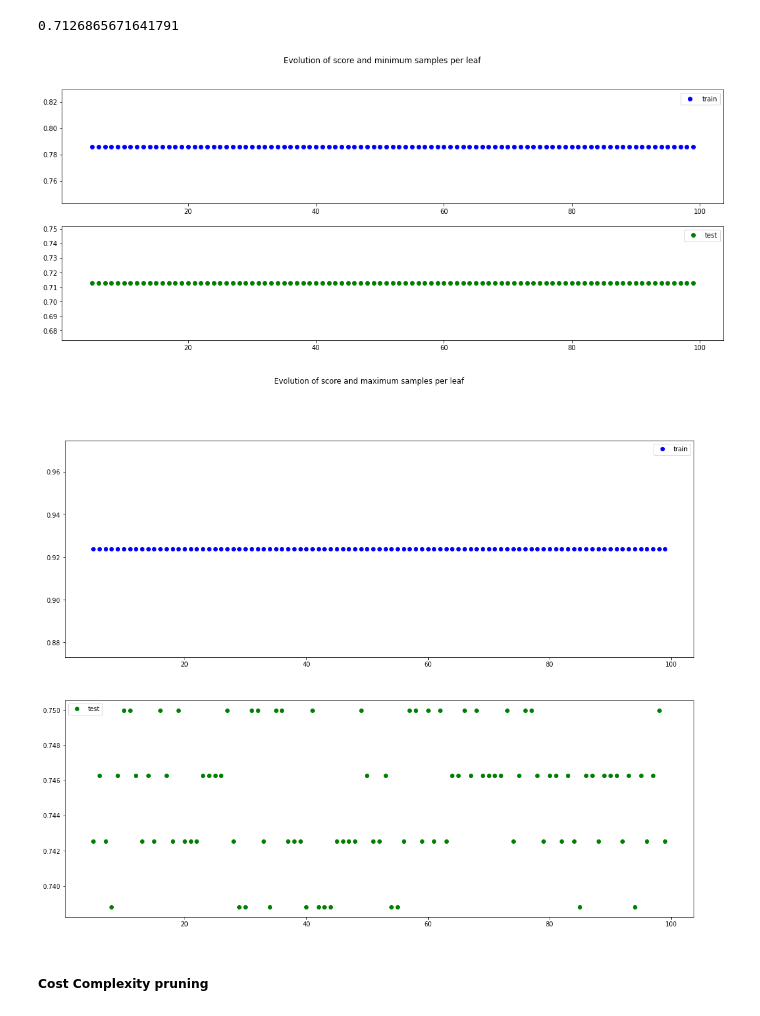
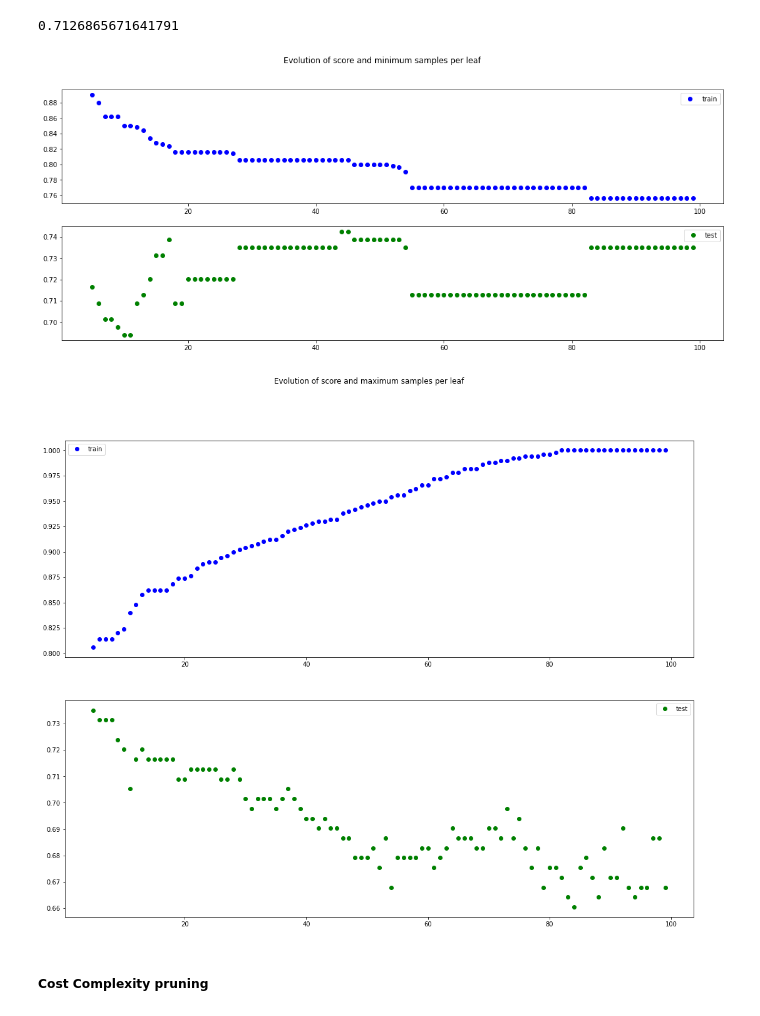
Before and after one commit to LucasColas/Machine-Learning-Analysis-of-Diabetes, a Jupyter notebook: Machine_Learning_Analysis_of_Diabetes.ipynb, the cells around one changed output. Drawn from its saved outputs; the diff is of its cells as text; code cells hidden in the pictures.

```diff
--- a/Machine_Learning_Analysis_of_Diabetes.ipynb
+++ b/Machine_Learning_Analysis_of_Diabetes.ipynb
@@ -489,33 +491,33 @@ clf3.score(X_test, y_test)
 # %%
 min_ = 5
 max_ = 100
 range_ = max_ - min_
 scores_train = np.zeros((range_))
 scores_test = np.zeros((range_))
 t = np.arange(min_, max_, step=1)
 
 
 
 for i, val in enumerate(t):
 
-  clf = tree.DecisionTreeClassifier(min_samples_leaf=40)
+  clf = tree.DecisionTreeClassifier(min_samples_leaf=val)
   clf.fit(X_train, y_train)
   #print("score Train : ", clf.score(X_train, y_train))
   #print("score Test : ", clf.score(X_test, y_test))
   scores_train[i] = clf.score(X_train, y_train)
   scores_test[i] = clf.score(X_test, y_test)
 
 
 fig, (ax1, ax2) = plt.subplots(2, 1)
 fig.set_size_inches(18, 7)
 fig.suptitle('Evolution of score and minimum samples per leaf')
 ax1.plot(t, scores_train, 'bo', label='train')
 ax2.plot(t, scores_test, 'go', label='test')
 ax1.legend()
 ax2.legend()
 plt.show()
 # %% [output]
-[figure, old version]
+[figure, new version]
 # %%
 min_ = 5
 max_ = 100
@@ -528,7 +530,7 @@ t = np.arange(min_, max_, step=1)
 
 for i, val in enumerate(t):
 
-  clf = tree.DecisionTreeClassifier(max_leaf_nodes=40)
+  clf = tree.DecisionTreeClassifier(max_leaf_nodes=val)
   clf.fit(X_train, y_train)
   #print("score Train : ", clf.score(X_train, y_train))
   #print("score Test : ", clf.score(X_test, y_test))
@@ -545,7 +547,7 @@ ax1.legend()
 ax2.legend()
 plt.show()
 # %% [output]
-[figure, old version]
+[figure, new version]
 # %% [markdown]
 ##### Cost Complexity pruning
 # %%
```
Also changed, not shown: parts of 14 cells of this notebook.
